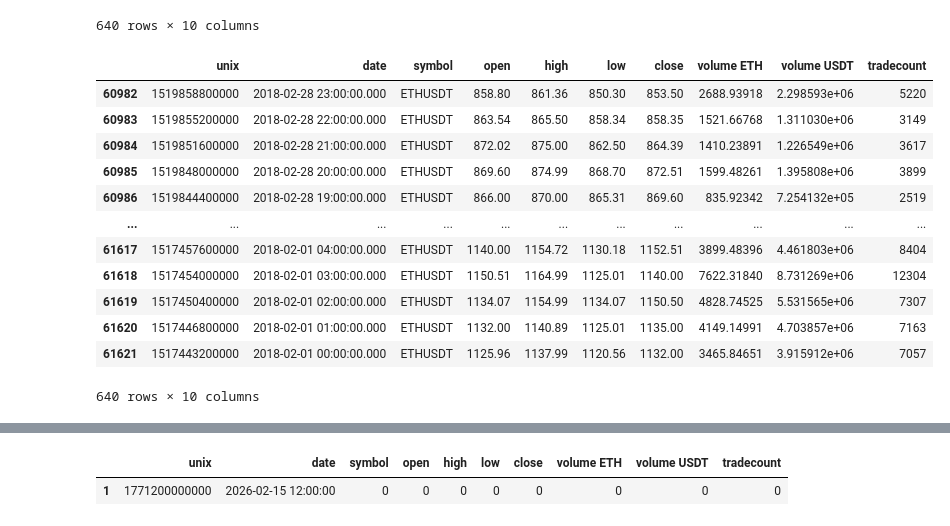
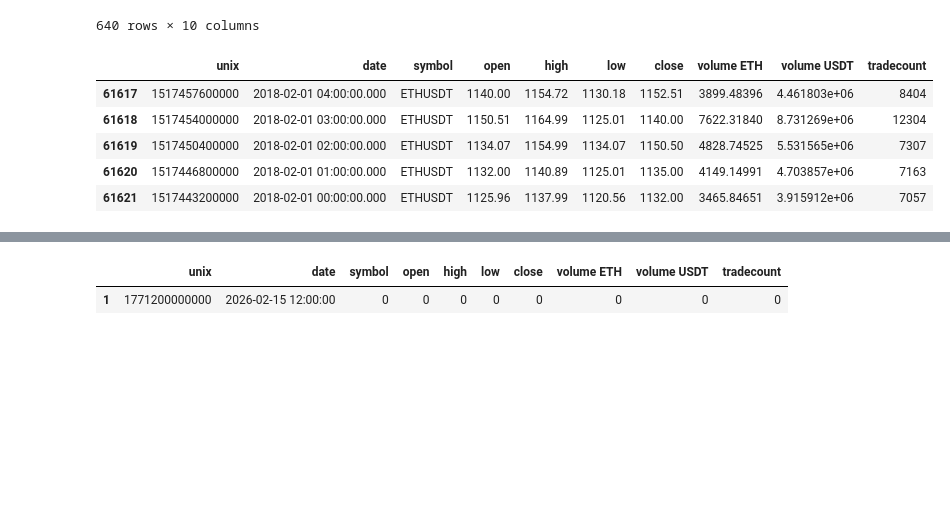
Before and after one commit to NeedlerOP/Binance-Hrly, a Jupyter notebook: Notebooks/ETH_USD_Price_Forcasting.ipynb, the cells around one changed output, grey strips where cells are left out. Cells and saved outputs as stored; diff of their text form; code cells hidden in the pictures; blank space fills up the shorter version.

```diff
--- a/Notebooks/ETH_USD_Price_Forcasting.ipynb
+++ b/Notebooks/ETH_USD_Price_Forcasting.ipynb
@@ -186,20 +186,15 @@ nan_data = nan_data_save
 # %%
 
 nan_data
+
+nan_data.tail()
 # %% [output]
 |  | unix | date | symbol | open | high | low | close | volume ETH | volume USDT | tradecount |
-| 60982 | 1519858800000 | 2018-02-28 23:00:00.000 | ETHUSDT | 858.80 | 861.36 | 850.30 | 853.50 | 2688.93918 | 2.298593e+06 | 5220 |
-| 60983 | 1519855200000 | 2018-02-28 22:00:00.000 | ETHUSDT | 863.54 | 865.50 | 858.34 | 858.35 | 1521.66768 | 1.311030e+06 | 3149 |
-| 60984 | 1519851600000 | 2018-02-28 21:00:00.000 | ETHUSDT | 872.02 | 875.00 | 862.50 | 864.39 | 1410.23891 | 1.226549e+06 | 3617 |
-| 60985 | 1519848000000 | 2018-02-28 20:00:00.000 | ETHUSDT | 869.60 | 874.99 | 868.70 | 872.51 | 1599.48261 | 1.395808e+06 | 3899 |
-| 60986 | 1519844400000 | 2018-02-28 19:00:00.000 | ETHUSDT | 866.00 | 870.00 | 865.31 | 869.60 | 835.92342 | 7.254132e+05 | 2519 |
-| ... | ... | ... | ... | ... | ... | ... | ... | ... | ... | ... |
 | 61617 | 1517457600000 | 2018-02-01 04:00:00.000 | ETHUSDT | 1140.00 | 1154.72 | 1130.18 | 1152.51 | 3899.48396 | 4.461803e+06 | 8404 |
 | 61618 | 1517454000000 | 2018-02-01 03:00:00.000 | ETHUSDT | 1150.51 | 1164.99 | 1125.01 | 1140.00 | 7622.31840 | 8.731269e+06 | 12304 |
 | 61619 | 1517450400000 | 2018-02-01 02:00:00.000 | ETHUSDT | 1134.07 | 1154.99 | 1134.07 | 1150.50 | 4828.74525 | 5.531565e+06 | 7307 |
 | 61620 | 1517446800000 | 2018-02-01 01:00:00.000 | ETHUSDT | 1132.00 | 1140.89 | 1125.01 | 1135.00 | 4149.14991 | 4.703857e+06 | 7163 |
 | 61621 | 1517443200000 | 2018-02-01 00:00:00.000 | ETHUSDT | 1125.96 | 1137.99 | 1120.56 | 1132.00 | 3465.84651 | 3.915912e+06 | 7057 |
-640 rows × 10 columns
 # %%
 # Check if we catch them right!
 
```
Also changed, not shown: parts of 11 cells of this notebook.
